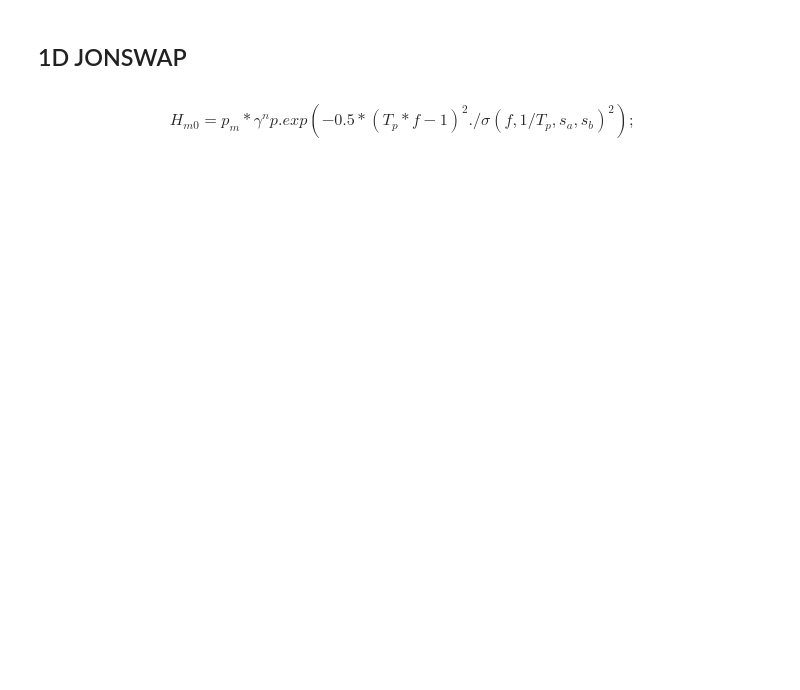
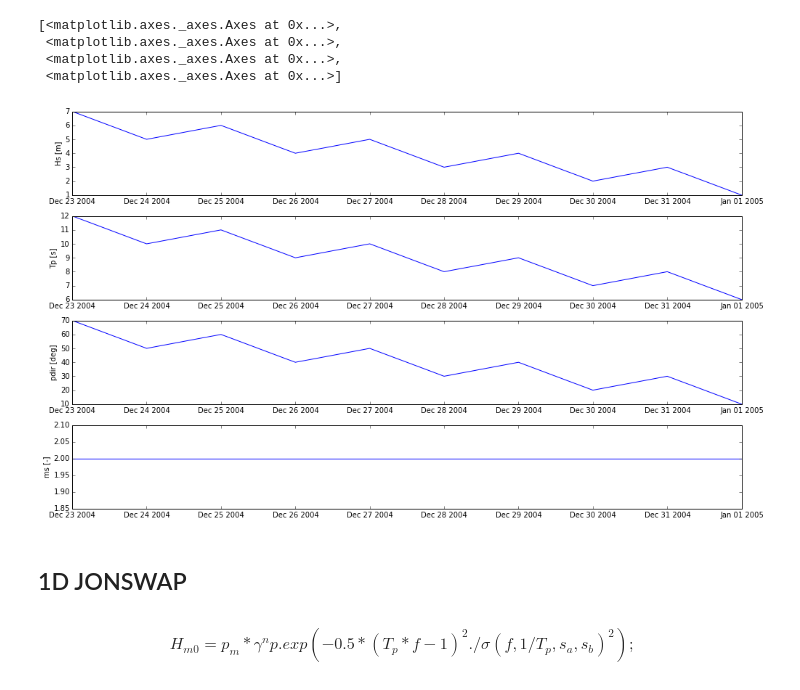
Before and after one commit to openearth/pyswan, a Jupyter notebook: oceanwaves.ipynb, the cells around one changed output. Saved outputs shown, nothing was run; the diff lists cells and outputs as text; code cells hidden in the pictures; blank space fills up the shorter version.

```diff
--- a/oceanwaves.ipynb
+++ b/oceanwaves.ipynb
@@ -4,8 +7,10 @@ import numpy as np, matplotlib as mpl
 # %%
 # Define 0D spectrum, to generate 1D and 2D spectra
-Sp0 = ow.Spec1()
-Sp0.Tp    = 10;
-Sp0.Hm0   = 1;
-Sp0.pdir  = 90+45;
+Sp0 = ow.Spec0()
+Sp0.t     = datetime.datetime.strptime('19920516.130000','%Y%m%d.%H%M%S')
+Sp0.Hs    = 1.
+Sp0.Tp    = 10
+Sp0.pdir  = 90+45
+Sp0.ms    = 2
 Sp0
 # %% [output]
@@ -13,3 +44,20 @@ Sp0
+# %%
+# save > load > plot again
+with open(r'Spec0_series.tpar','w') as f:
+    swan.to_file0D(Sp0t,f)
+with open(r'Spec0_series.tpar','r') as f:
+    Sp0t_copy = swan.from_file0D(f)
+%matplotlib inline
+fig=plt.figure()
+fig.set_figwidth(16)
+fig.set_figheight(8)
+Sp0t_copy.plot()
+# %% [output]
+[<matplotlib.axes._axes.Axes at 0x...>,
+ <matplotlib.axes._axes.Axes at 0x...>,
+ <matplotlib.axes._axes.Axes at 0x...>,
+ <matplotlib.axes._axes.Axes at 0x...>]
+[figure, added]
 # %% [markdown]
 ## 1D JONSWAP
 # %% [markdown]
```
Also changed, not shown: parts of 12 cells of this notebook, 2 other files.
